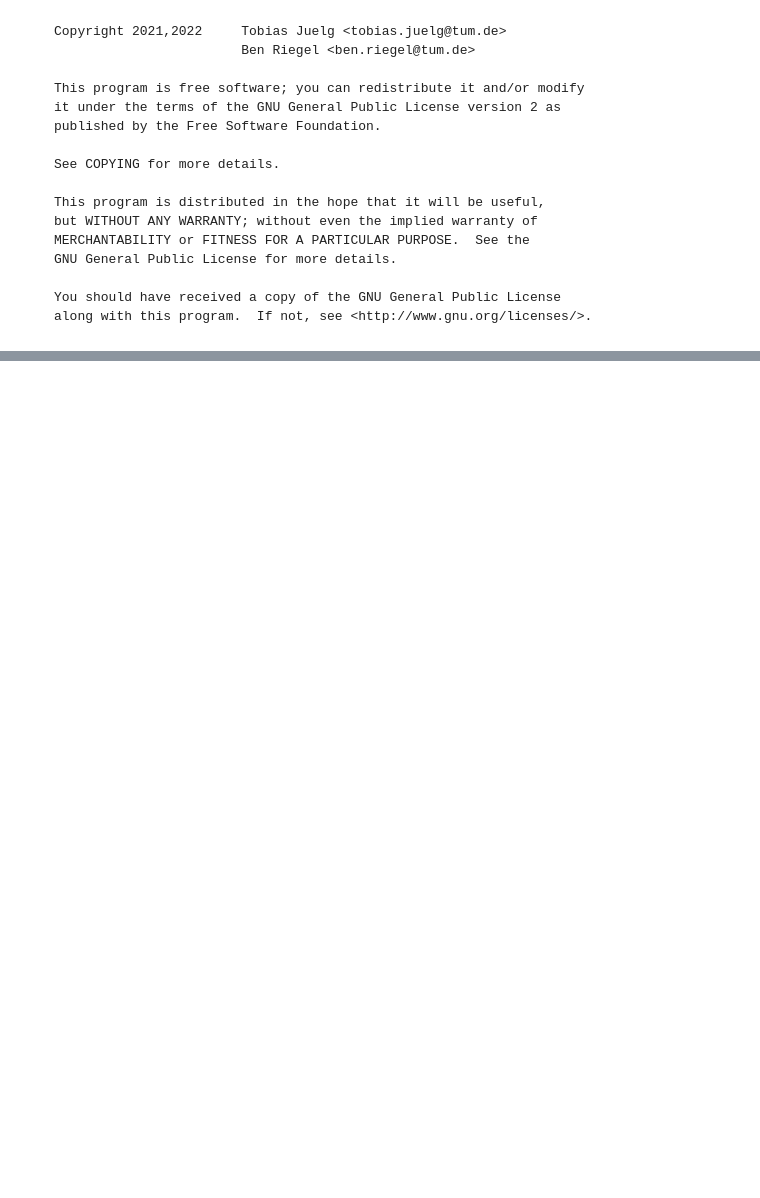
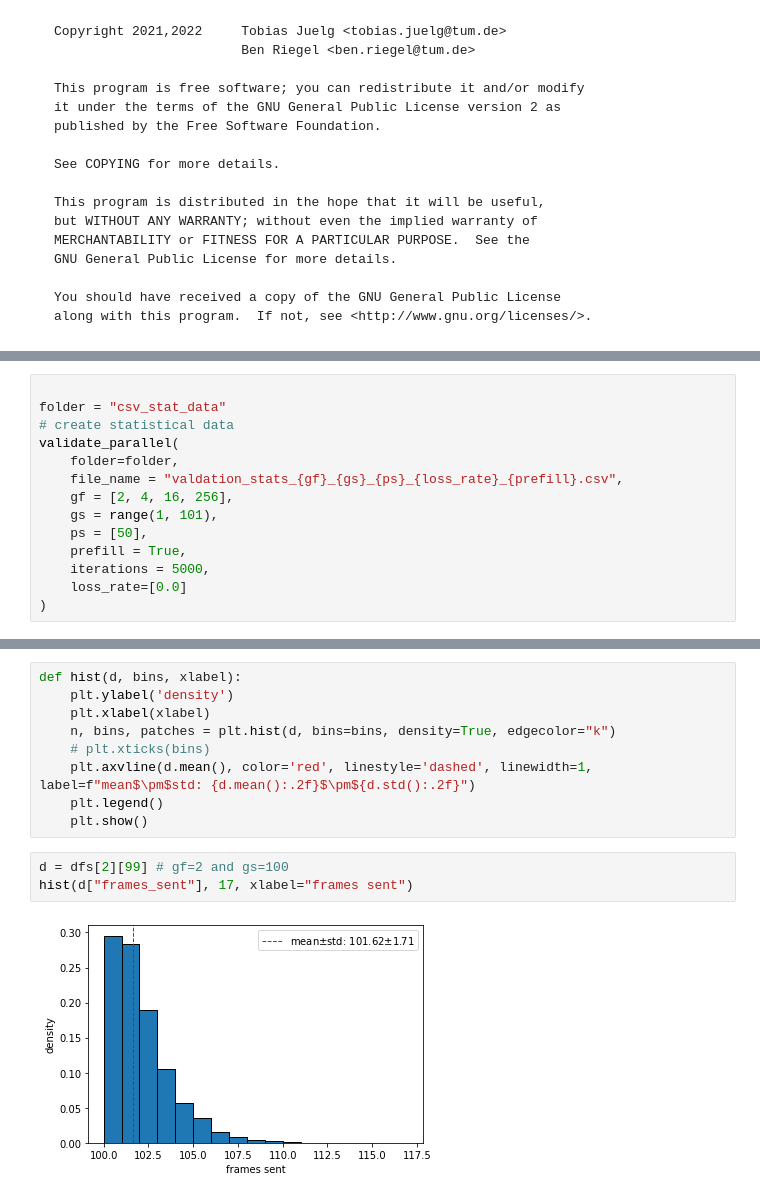
Before and after one commit to MrSarius/nc-validator, a Jupyter notebook: evaluation/eval.ipynb, the cells around one changed output, grey strips where cells are left out. Saved outputs shown, nothing was run; the diff lists cells and outputs as text; blank space fills up the shorter version.

```diff
--- a/evaluation/eval.ipynb
+++ b/evaluation/eval.ipynb
@@ -288,0 +144,14 @@ sorted(a)[-1]
+# %%
+
+folder = "csv_stat_data"
+# create statistical data
+validate_parallel(
+    folder=folder,
+    file_name = "valdation_stats_{gf}_{gs}_{ps}_{loss_rate}_{prefill}.csv",
+    gf = [2, 4, 16, 256],
+    gs = range(1, 101),
+    ps = [50],
+    prefill = True,
+    iterations = 5000,
+    loss_rate=[0.0]
+)
@@ -288,0 +244,14 @@ sorted(a)[-1]
+# %%
+def hist(d, bins, xlabel):
+    plt.ylabel('density')
+    plt.xlabel(xlabel)
+    n, bins, patches = plt.hist(d, bins=bins, density=True, edgecolor="k")
+    # plt.xticks(bins)
+    plt.axvline(d.mean(), color='red', linestyle='dashed', linewidth=1, label=f"mean$\pm$std: {d.mean():.2f}$\pm${d.std():.2f}")
+    plt.legend()
+    plt.show()
+# %%
+d = dfs[2][99] # gf=2 and gs=100
+hist(d["frames_sent"], 17, xlabel="frames sent")
+# %% [output]
+[figure, added]
```
Also changed, not shown: parts of 35 cells of this notebook, 1 other file.
